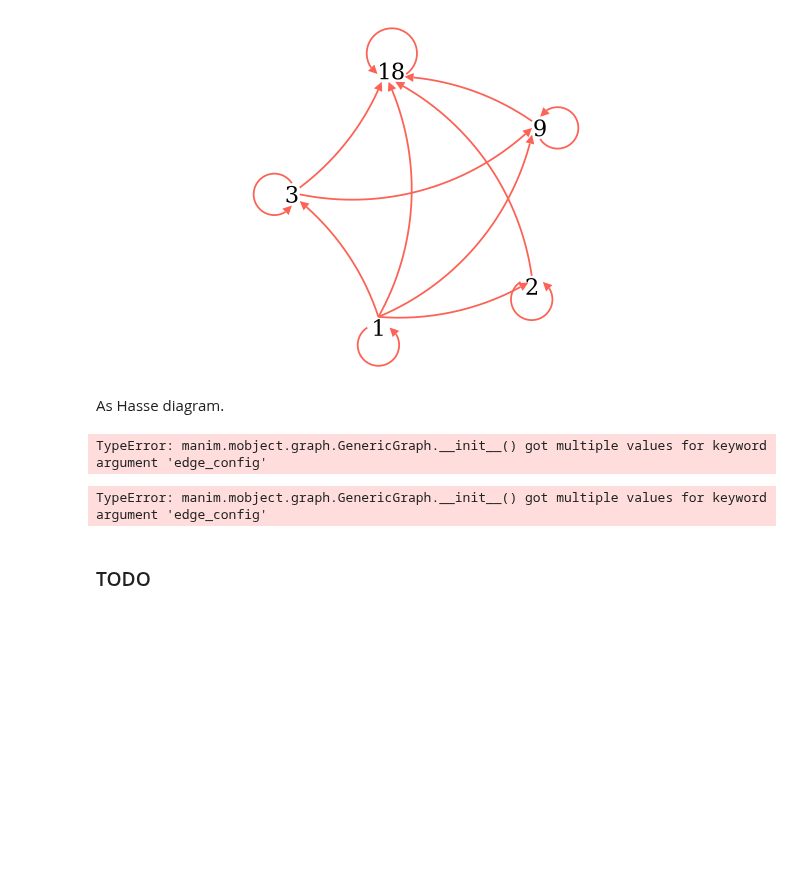
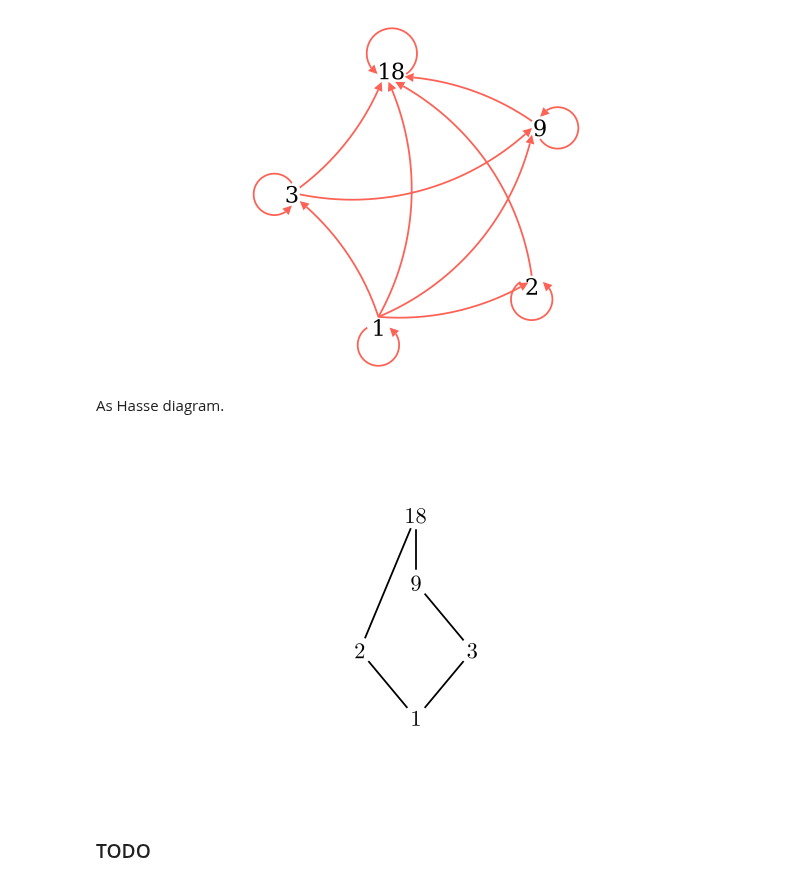
Before and after one commit to PhotonicGluon/NZQRC-Book, a Jupyter notebook: code/image_generation/notebooks/part-2/relations-2.ipynb, the cells around one changed output. Saved outputs shown, nothing was run; the diff lists cells and outputs as text; code cells hidden in the pictures; blank space fills up the shorter version.

Commit message:
Fix initial diagrams for Hasse part

```diff
--- a/code/image_generation/notebooks/part-2/relations-2.ipynb
+++ b/code/image_generation/notebooks/part-2/relations-2.ipynb
@@ -484,33 +484,45 @@ class RelationDiagram(Scene):
 # %% [markdown]
 As Hasse diagram.
 # %%
-%%generate_image divides_hasse HasseDiagram
-
-FONT_SIZE = 36
+%%generate_image divides_hasse HasseDiagram --temp-dir temp
 
 
 class HasseDiagram(Scene):
     def construct(self):
         # Create elements
         elements = ["18", "9", "2", "1", "3"]
-        relations = []
-        for m in elements:
-            for n in elements:
-                if m != n and int(n) % int(m) == 0:
-                    relations.append((m, n))
+        # relations = []
+        # for m in elements:
+        #     for n in elements:
+        #         if m != n and int(n) % int(m) == 0:
+        #             relations.append((m, n))
+        # print(relations)
+        relations = [
+            ('9', '18'),
+            ('2', '18'),
+            # ('1', '18'),
+            # ('1', '9'),
+            ('1', '2'),
+            ('1', '3'),
+            # ('3', '18'),
+            ('3', '9')
+        ]
 
         # Create the Hasse graph
         graph = HasseGraph(
             elements,
             relations,
             label_colour=BLACK,
-            edge_config={  # TODO: Fix
+            edge_config={
                 "stroke_color": BLACK
+            },
+            layout_config={
+                "scale_x": 2.5,
+                "scale_y": 0.75,
             }
         )
         self.add(graph)
 # %% [output]
-TypeError: manim.mobject.graph.GenericGraph.__init__() got multiple values for keyword argument 'edge_config'
-TypeError: manim.mobject.graph.GenericGraph.__init__() got multiple values for keyword argument 'edge_config'
+[figure, added]
 # %% [markdown]
 ### TODO
```
